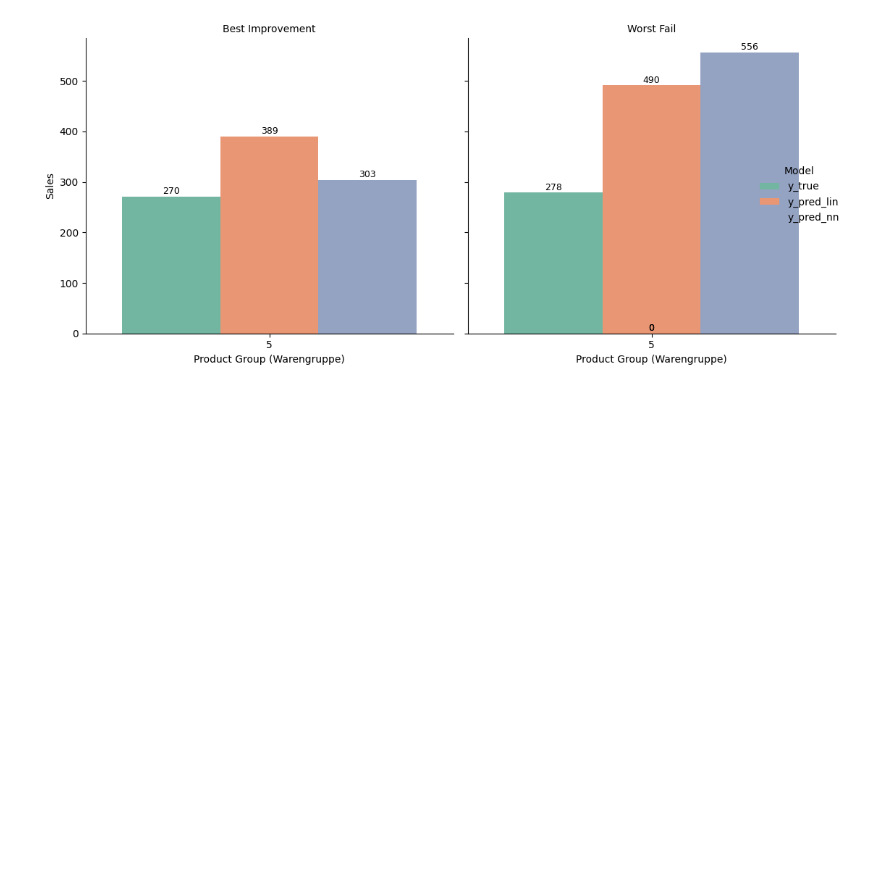
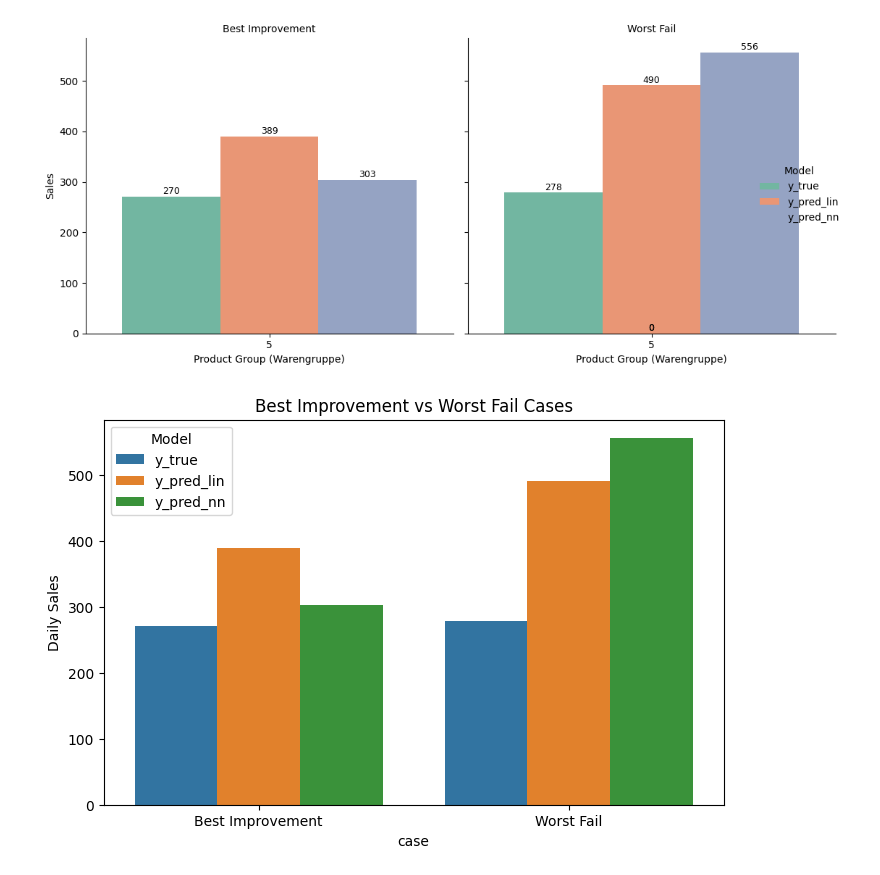
Before and after one commit to ChetnaLourembam/ML-DS, a Jupyter notebook: 3_Model/model_definition_evaluation.ipynb, the cells around one changed output. Cells and saved outputs as stored; diff of their text form; code cells hidden in the pictures; blank space fills up the shorter version.

Commit message:
Add visualizations of variables and product groups

```diff
--- a/3_Model/model_definition_evaluation.ipynb
+++ b/3_Model/model_definition_evaluation.ipynb
@@ -659,3 +659,36 @@ The `ci` parameter is deprecated. Use `errorbar=None` for the same effect.
 
   g = sns.catplot(
 [figure]
+# %%
+df_eval = df_eval.copy()
+
+df_eval["abs_err_lin"] = np.abs(df_eval["y_true"] - df_eval["y_pred_lin"])
+df_eval["abs_err_nn"] = np.abs(df_eval["y_true"] - df_eval["y_pred_nn"])
+
+df_eval["delta_improvement"] = df_eval["abs_err_lin"] - df_eval["abs_err_nn"]
+# %%
+best_improvement = df_eval.sort_values("delta_improvement", ascending=False).head(1)
+worst_fail = df_eval.sort_values("abs_err_nn", ascending=False).head(1)
+# %%
+case_df = pd.concat([
+    best_improvement.assign(case="Best Improvement"),
+    worst_fail.assign(case="Worst Fail")
+])
+
+plt.figure(figsize=(8,5))
+sns.barplot(
+    data=case_df.melt(
+        id_vars="case",
+        value_vars=["y_true", "y_pred_lin", "y_pred_nn"],
+        var_name="Model",
+        value_name="Sales"
+    ),
+    x="case",
+    y="Sales",
+    hue="Model"
+)
+plt.title("Best Improvement vs Worst Fail Cases")
+plt.ylabel("Daily Sales")
+plt.show()
+# %% [output]
+[figure, added]
```
Also changed, not shown: parts of 14 cells of this notebook.
